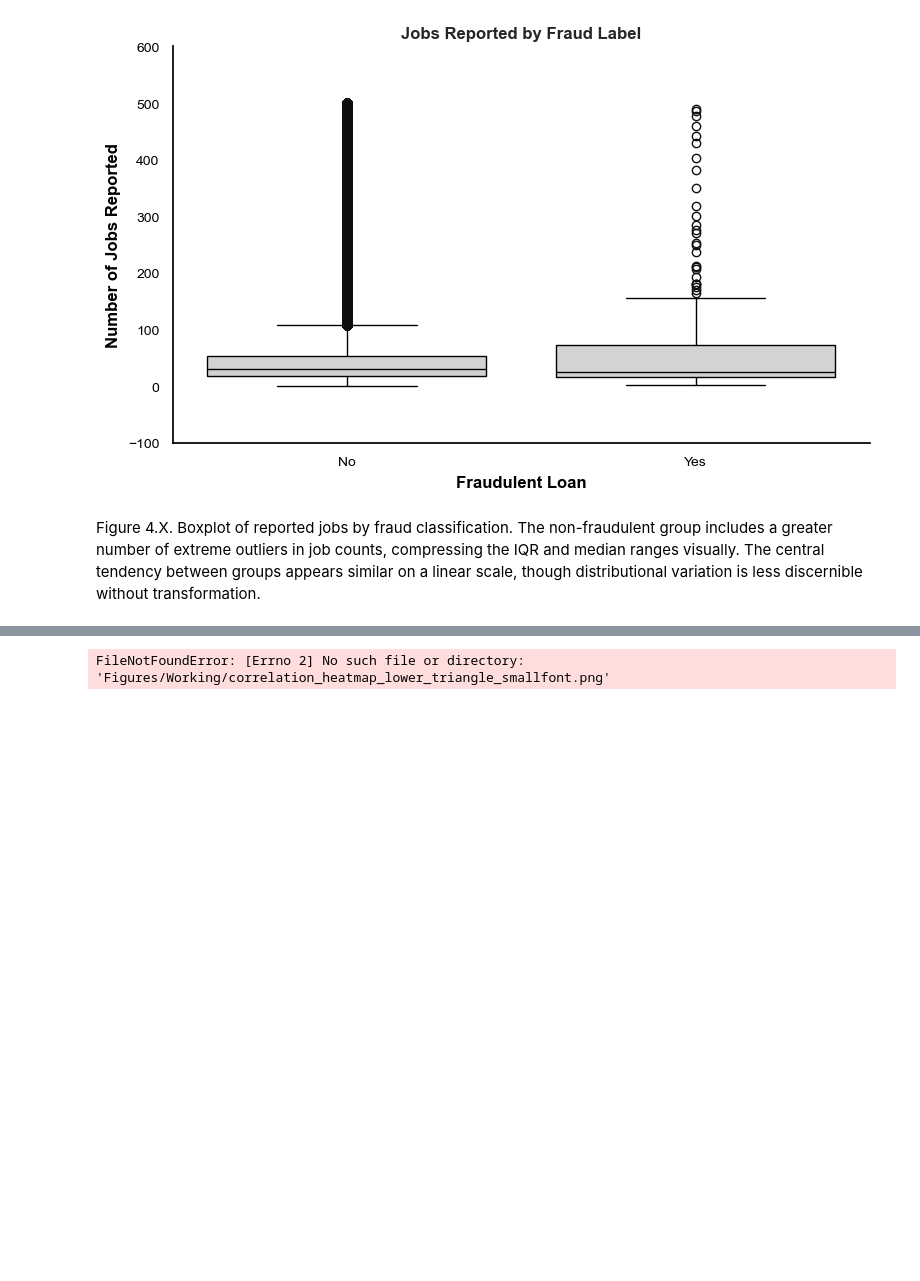
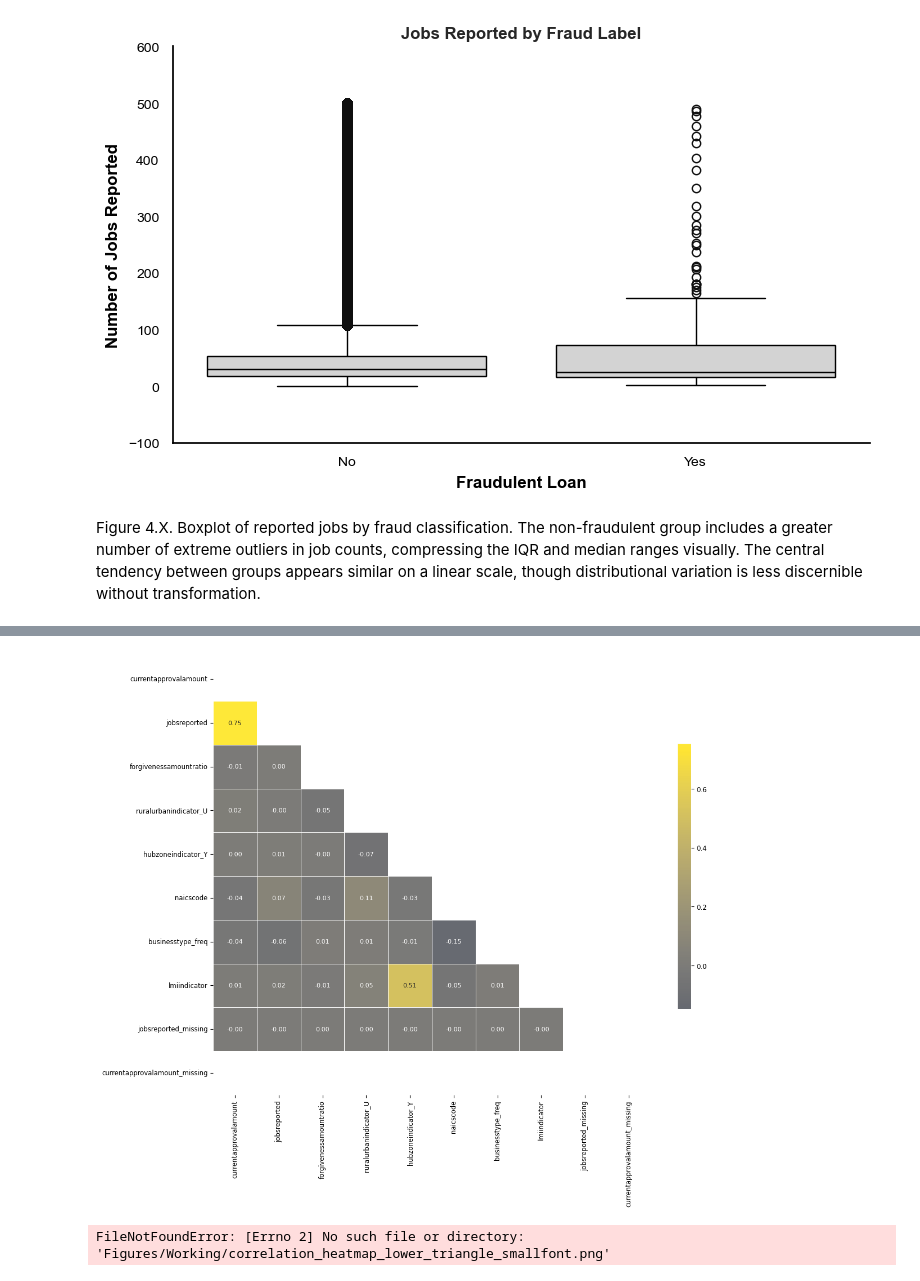
Before and after one commit to sappw1/Dissertation, a Jupyter notebook: Notebooks/Notebooks-Working/EDA/PPP_Loan_EDA.ipynb, the cells around one changed output, grey strips where cells are left out. Drawn from its saved outputs; the diff is of its cells as text; code cells hidden in the pictures; blank space fills up the shorter version.

```diff
--- a/Notebooks/Notebooks-Working/EDA/PPP_Loan_EDA.ipynb
+++ b/Notebooks/Notebooks-Working/EDA/PPP_Loan_EDA.ipynb
@@ -329,0 +328,44 @@ plt.show()
+# %%
+import pickle
+import pandas as pd
+import matplotlib.pyplot as plt
+import seaborn as sns
+import numpy as np
+
+# Load Data
+df = pd.read_pickle("/content/drive/MyDrive/NCU/Dissertation/Data/Processed/ppp_loans_preprocessed_cleaned.pkl")
+
+# Key features
+key_features = [
+    'currentapprovalamount', 'jobsreported', 'forgivenessamountratio',
+    'ruralurbanindicator_U', 'hubzoneindicator_Y',
+    'naicscode', 'businesstype_freq', 'lmiindicator',
+    'jobsreported_missing', 'currentapprovalamount_missing'
+]
+
+# APA Style (optional)
+plt.style.use("/content/drive/MyDrive/NCU/Dissertation/apa.mplstyle")
+
+# Correlation Matrix
+corr = df[key_features].corr()
+mask = np.triu(np.ones_like(corr, dtype=bool))
+
+# Plot
+plt.figure(figsize=(12, 10))
+sns.heatmap(
+    corr,
+    annot=True,
+    fmt=".2f",
+    annot_kws={"size": 8},
+    cmap="cividis",
+    center=0,
+    mask=mask,
+    square=True,
+    linewidths=0.5,
+    cbar_kws={"shrink": 0.6}
+)
+plt.tight_layout()
+# plt.savefig(...) optional
+plt.show()
+# %% [output]
+[figure, added]
```
Also changed, not shown: parts of 4 cells of this notebook.
